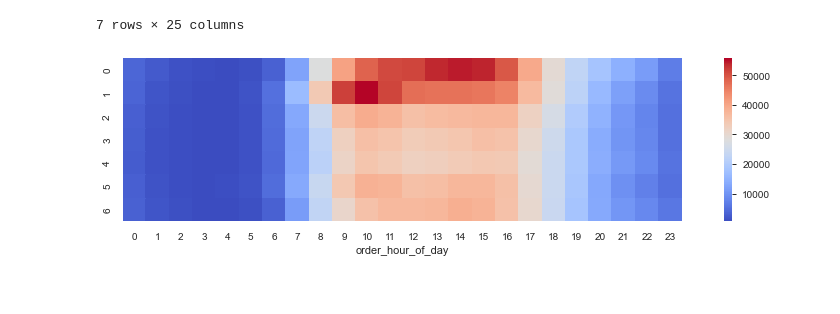
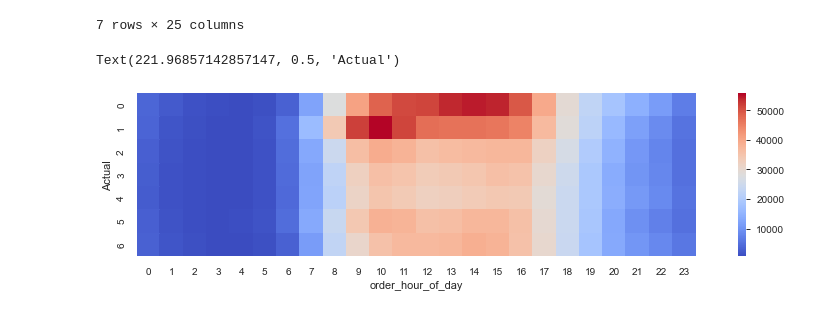
Before and after one commit to SebastienW71/customerAnalysis, a Jupyter notebook: Customer_Analysis_Business_Question.ipynb, the cells around one changed output. Drawn from its saved outputs; the diff is of its cells as text; code cells hidden in the pictures.

Commit message:
ticket 3 heatmap uploaded

```diff
--- a/Customer_Analysis_Business_Question.ipynb
+++ b/Customer_Analysis_Business_Question.ipynb
@@ -311,6 +311,9 @@ new_df
 # %%
 new_df01 = new_df.drop(['order_dow'],axis = 1)
 f, ax = plt.subplots(figsize=(15, 3))
+plt.ylabel('Actual')
 ax = sns.heatmap(new_df01, cmap = 'coolwarm', square = True)
+plt.ylabel('Actual')
 # %% [output]
+Text(221.96857142857147, 0.5, 'Actual')
-[figure, old version]
+[figure, new version]
```
